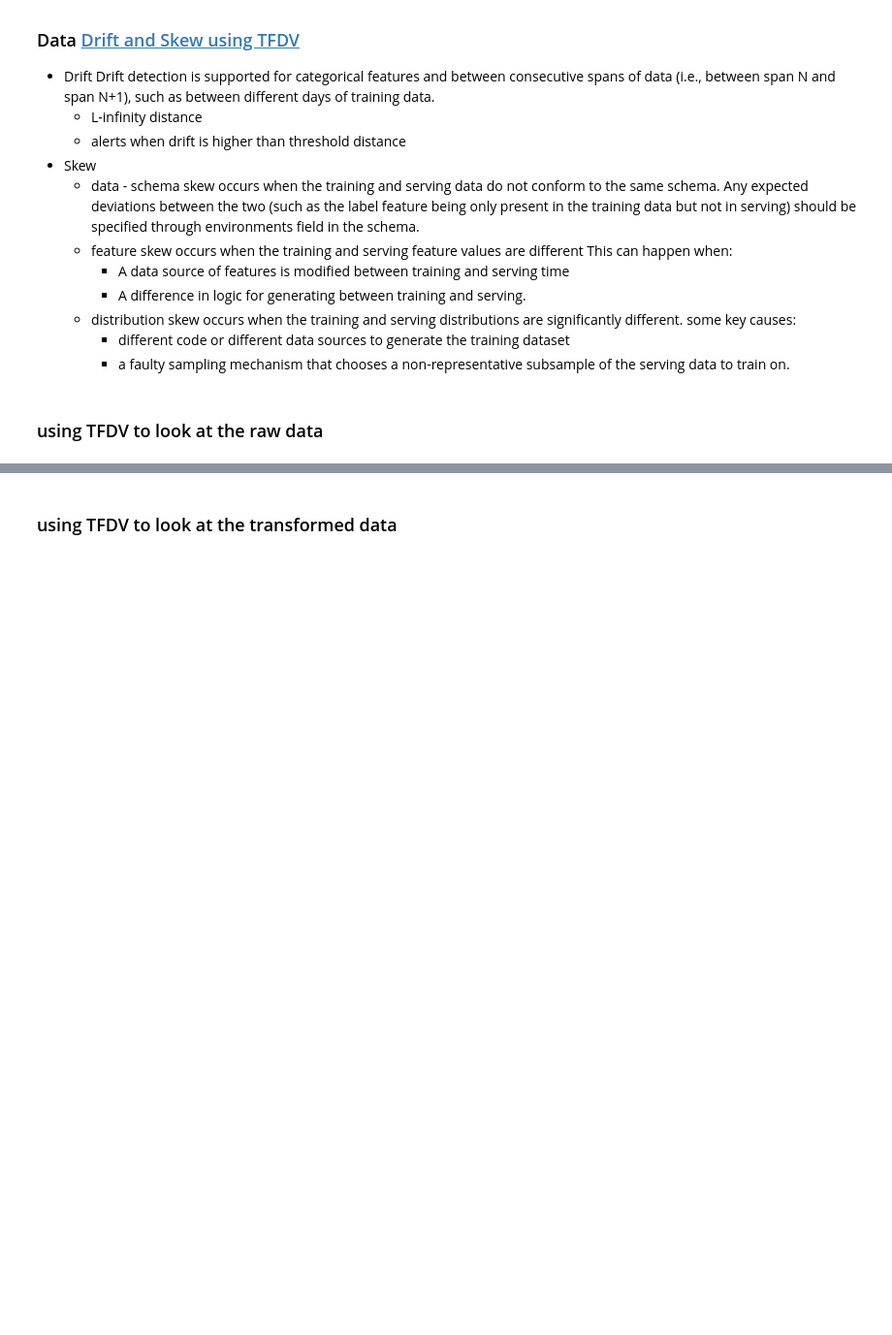
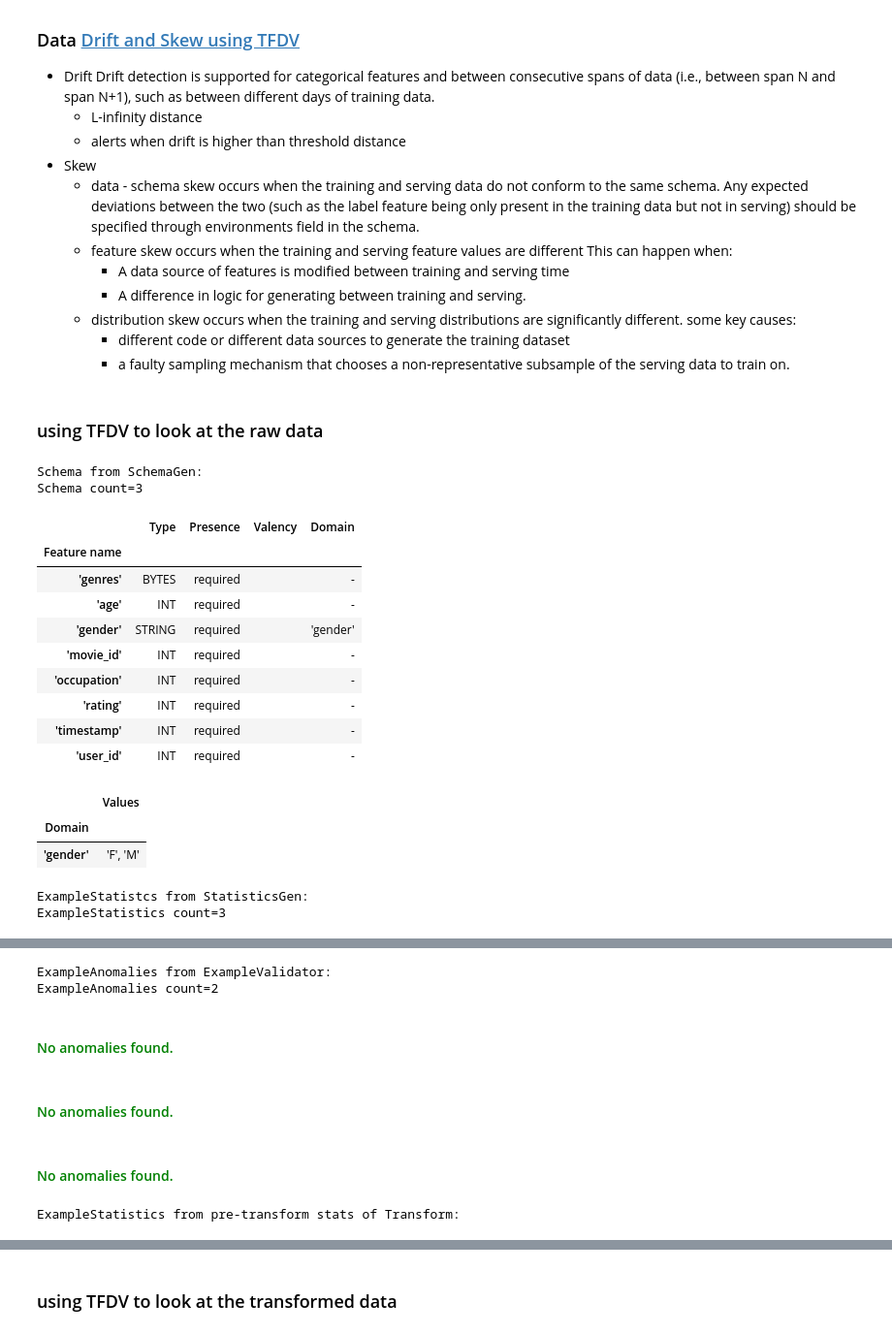
Before and after one commit to nking/recommender_systems, a Jupyter notebook: recommenders_with_tfx_pipeline_local.ipynb, the cells around one changed output, grey strips where cells are left out. Shown at 97% size. Cells and saved outputs as stored; diff of their text form; code cells hidden in the pictures; blank space fills up the shorter version.

```diff
--- a/recommenders_with_tfx_pipeline_local.ipynb
+++ b/recommenders_with_tfx_pipeline_local.ipynb
@@ -243,6 +480,7 @@ from tensorflow_metadata.proto.v0 import statistics_pb2
 from tensorflow_transform.tf_metadata import schema_utils
 import tensorflow_data_validation as tfdv
 
+print("Schema from SchemaGen:")
 _list = store.get_artifacts_by_type("Schema")
 print(f'Schema count={len(_list)}')
 _list = sorted(_list, key=lambda x: x.create_time_since_epoch, reverse=True)
@@ -256,6 +494,7 @@ schema = tfdv.load_schema_text(file_path)
 #tfdv.visualize_artifacts(schema)
 tfdv.display_schema(schema=schema)
 
+print("ExampleStatistcs from StatisticsGen:")
 _list = store.get_artifacts_by_type("ExampleStatistics")
 print(f'ExampleStatistics count={len(_list)}')
 #print(f'ExampleStatistics ={_list}')
@@ -282,11 +521,12 @@ for file_path in file_paths:
     if "train" in file_path:
         stats_dict['train'] = stats
     else:
-        stats['eval'] = stats
-tfdv.visualize_statistics(lhs_statistics=stats['eval'], rhs_statistics=stats['train'],
+        stats_dict['eval'] = stats
+tfdv.visualize_statistics(lhs_statistics=stats_dict['eval'],
+    rhs_statistics=stats_dict['train'],
     lhs_name='EVAL_DATASET', rhs_name='TRAIN_DATASET')
 
-#ExampleAnomalies
+print("ExampleAnomalies from ExampleValidator:")
 _list = store.get_artifacts_by_type("ExampleAnomalies")
 print(f'ExampleAnomalies count={len(_list)}')
 _list = sorted(_list, key=lambda x: x.create_time_since_epoch, reverse=True)
@@ -299,31 +539,49 @@ file_paths = [os.path.join(artifact_uri, name, "SchemaDiff.pb")
   for name in os.listdir(artifact_uri)]
 for file_path in file_paths:
     try:
         with open(file_path, 'rb') as f:
             serialized_anomalies = f.read()
     except FileNotFoundError:
         print(f"Error: Anomaly file not found at {file_path}")
     anomalies = anomalies_pb2.Anomalies()
     anomalies.ParseFromString(serialized_anomalies)
     tfdv.display_anomalies(anomalies)
 
+print("ExampleStatistics from pre-transform stats of Transform:")
 _list = store.get_artifacts_by_type("ExampleStatistics")
 #print(f'ExampleStatistics={_list}')
 _list = sorted(_list, key=lambda x: x.create_time_since_epoch, reverse=True)
 for artifact in _list:
     if "pre_transform_stats" in artifact.uri:
         artifact_uri = artifact.uri
         break
 assert(artifact_uri is not None)
 file_paths = [os.path.join(artifact_uri, name)
   for name in os.listdir(artifact_uri)]
 for file_path in file_paths:
-    if "
     try:
         with open(file_path, 'rb') as f:
             serialized_stats = f.read()
     except FileNotFoundError:
         print(f"Error: File not found at {file_path}")
     stats = statistics_pb2.DatasetFeatureStatisticsList()
     stats.ParseFromString(serialized_stats)
     tfdv.visualize_statistics(stats)
+# %% [output]
+Schema from SchemaGen:
+Schema count=3
+|  | Type | Presence | Valency | Domain |
+| Feature name |  |  |  |  |
+| 'genres' | BYTES | required |  | - |
+| 'age' | INT | required |  | - |
+| 'gender' | STRING | required |  | 'gender' |
+| 'movie_id' | INT | required |  | - |
+| 'occupation' | INT | required |  | - |
+| 'rating' | INT | required |  | - |
+| 'timestamp' | INT | required |  | - |
+| 'user_id' | INT | required |  | - |
+|  | Values |
+| Domain |  |
+| 'gender' | 'F', 'M' |
+ExampleStatistcs from StatisticsGen:
+ExampleStatistics count=3
@@ -329,0 +589,6 @@ for file_path in file_paths:
+ExampleAnomalies from ExampleValidator:
+ExampleAnomalies count=2
+No anomalies found.
+No anomalies found.
+No anomalies found.
+ExampleStatistics from pre-transform stats of Transform:
```
Also changed, not shown: parts of 15 cells of this notebook.
